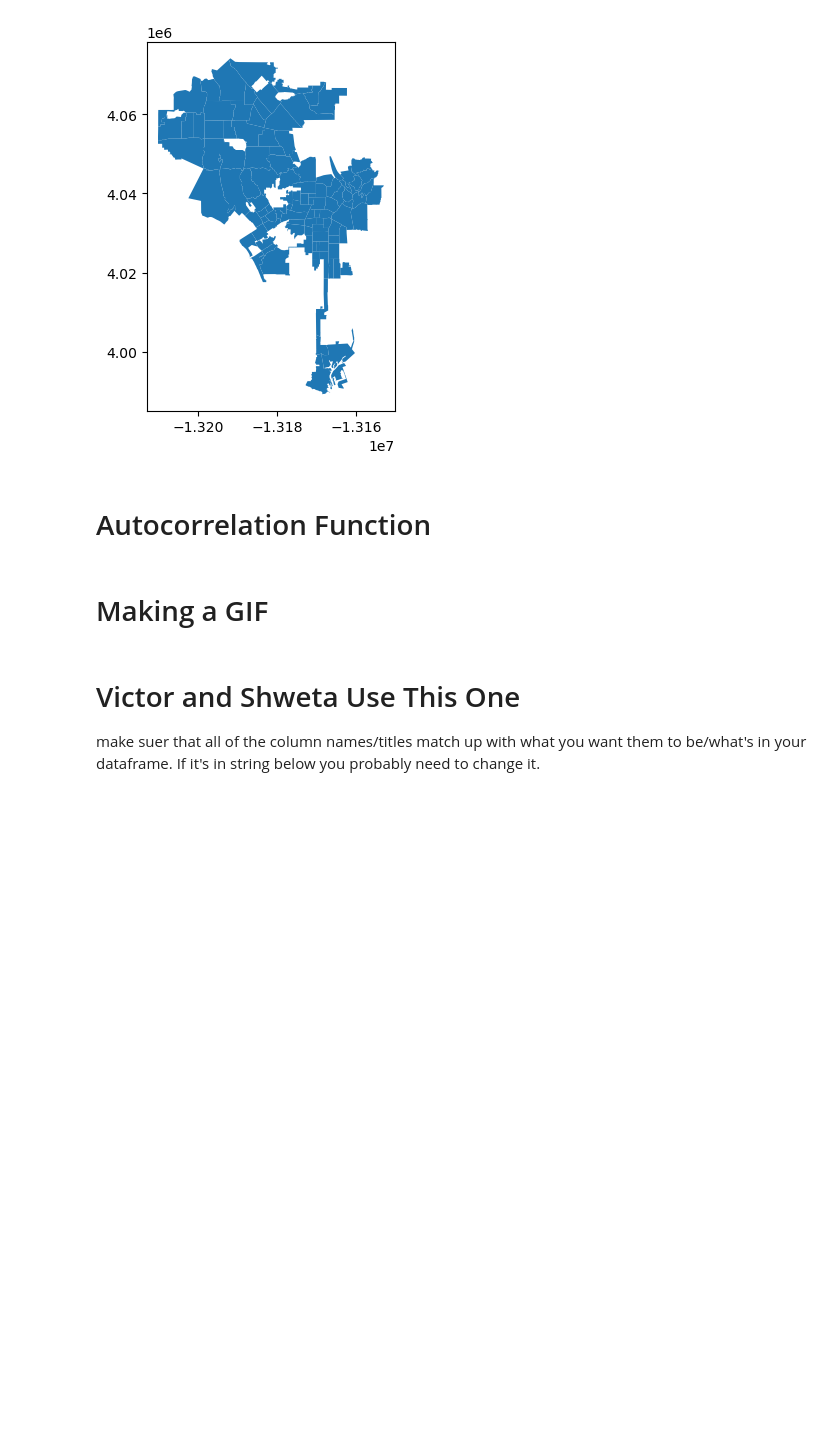
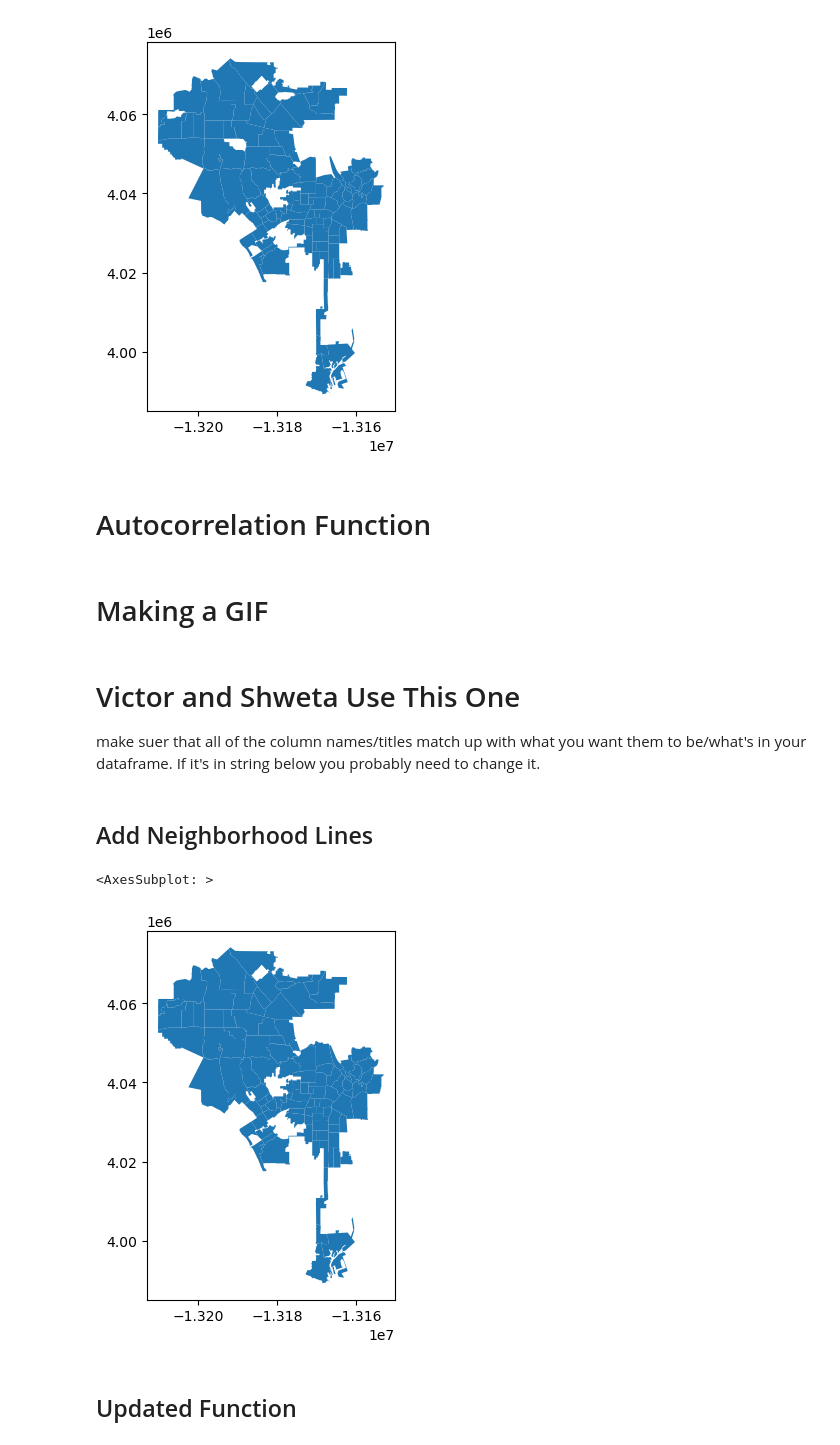
Before and after one commit to cengelh1/FairHousing, a Jupyter notebook: Week 8/Chase/JobsHousing.ipynb, the cells around one changed output. Saved outputs shown, nothing was run; the diff lists cells and outputs as text; code cells hidden in the pictures; blank space fills up the shorter version.

Commit message:
Updated Function

```diff
--- a/Week 8/Chase/JobsHousing.ipynb
+++ b/Week 8/Chase/JobsHousing.ipynb
@@ -197,6 +197,27 @@ imageio.mimsave('HJAutocorrelation.gif', # output gif
 # Victor and Shweta Use This One
 
 make suer that all of the column names/titles match up with what you want them to be/what's in your dataframe. If it's in string below you probably need to change it.
+# %% [markdown]
+## Add Neighborhood Lines
+# %%
+# Create Neighborhoods Layer
+
+
+#Import neighborhood shapes
+url = "https://usc.data.socrata.com/api/geospatial/r8qd-yxsr?method=export&format=GeoJSON"
+nhoods=gpd.read_file(url,crs='EPSG:4326')
+nhoods=nhoods.to_crs('EPSG:3857')
+# rename neighborhood column, set index
+nhoods=nhoods.rename(columns={'name':'Neighborhood'})
+#drop shapes not in city of LA
+nhoods.drop(nhoods[nhoods['type'] != 'segment-of-a-city'].index, inplace = True)
+
+nhoods.plot()
+# %% [output]
+<AxesSubplot: >
+[figure, added]
+# %% [markdown]
+## Updated Function
 # %%
 def autocorrelate1(jh=jh2011):
 # calculate spatial weight
```
Also changed, not shown: parts of 5 cells of this notebook, 2 other files.
